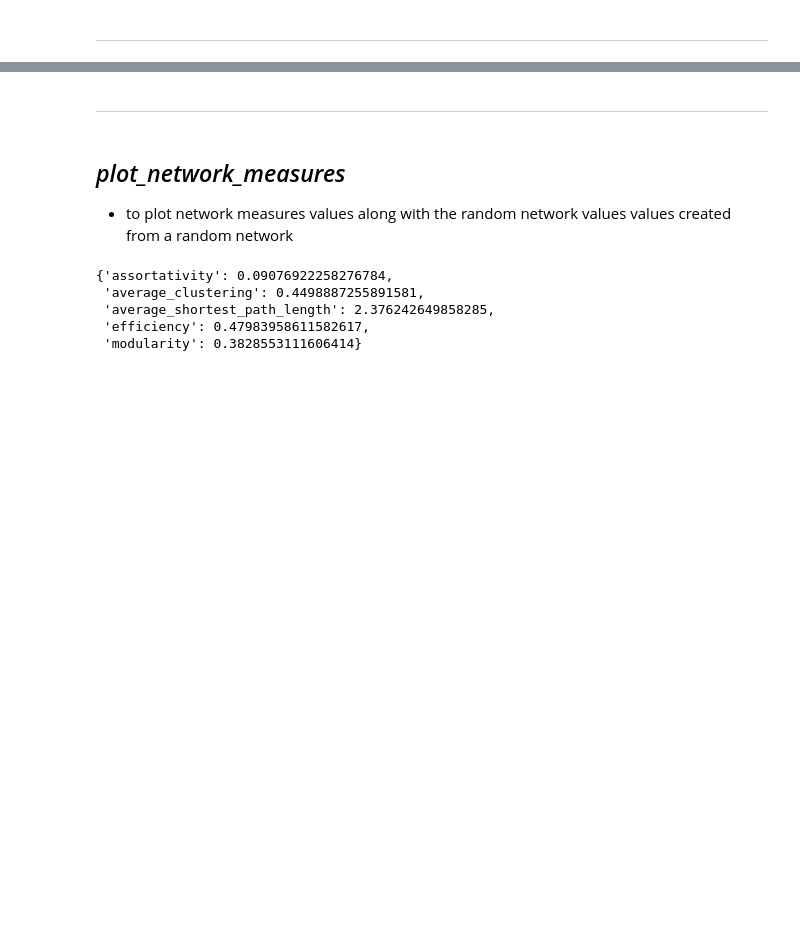
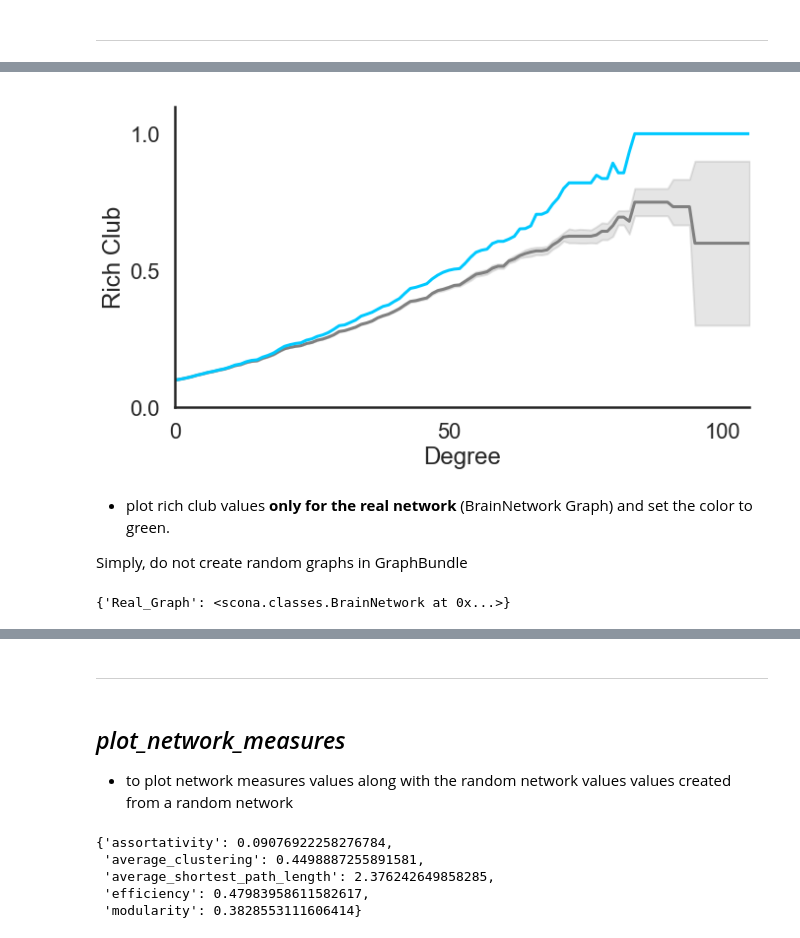
Before and after one commit to WhitakerLab/scona, a Jupyter notebook: tutorials/visualisations_tutorial.ipynb, the cells around one changed output, grey strips where cells are left out. Saved outputs shown, nothing was run; the diff lists cells and outputs as text; code cells hidden in the pictures; blank space fills up the shorter version.

```diff
--- a/tutorials/visualisations_tutorial.ipynb
+++ b/tutorials/visualisations_tutorial.ipynb
@@ -70,0 +114,8 @@ plot_rich_club(rich_club_coefficient, rc_rand_dict, figure_name = "Rich_club_val
+# %%
+plot_rich_club(bundleGraphs, figure_name="/home/pilot/GSoC/mynewdir/Rich_Club_Values", show_legend=False)
+# %% [output]
+[figure, added]
+# %% [markdown]
+* plot rich club values **only for the real network** (BrainNetwork Graph) and set the color to green.
+
+Simply, do not create random graphs in GraphBundle
@@ -70,0 +124,4 @@ plot_rich_club(rich_club_coefficient, rc_rand_dict, figure_name = "Rich_club_val
+# %%
+realGraph
+# %% [output]
+{'Real_Graph': <scona.classes.BrainNetwork at 0x...>}
```
Also changed, not shown: parts of 23 cells of this notebook.
